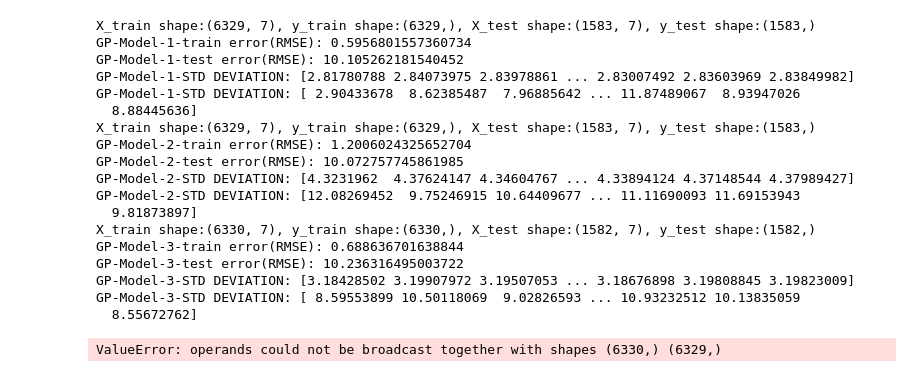
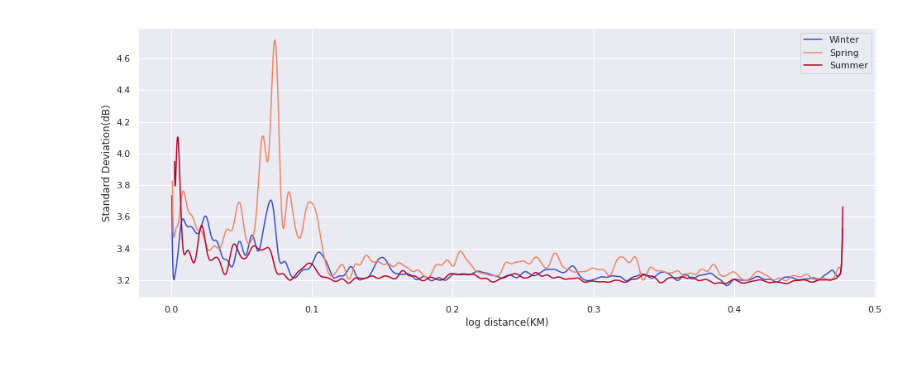
Before and after one commit to chanship72/pathloss, a Jupyter notebook: EquationModeling/EM_shadowing.ipynb, the cells around one changed output. Drawn from its saved outputs; the diff is of its cells as text; code cells hidden in the pictures.

Commit message:
update EquationModeling project

```diff
--- a/EquationModeling/EM_shadowing.ipynb
+++ b/EquationModeling/EM_shadowing.ipynb
@@ -110,9 +113,7 @@ samplingRatio = 0.1
 addDataSample = samplingData(addData[targetCols], samplingRatio)
 # addDataSample.sort_values(by=['logDistance'])
 
-normalizer = 'standard'
-
-X, scaler = normalizeData(addDataSample[xCols], scaler = normalizer)
+X = np.array(addDataSample[xCols])
 Y = np.array(addDataSample[yCols])
 # %% [output]
 data distribution(before)
@@ -140,14 +141,15 @@ dataSet = []
 i = 1
 
 stdTrainSum, stdTestSum = 0, 0
+kernel = 'RBF'
+model = gp_regression(kernel)
 
 for train_index, test_index in kf.split(X):
 #     print("TRAIN index:", train_index, "TEST index:", test_index)
     X_train, X_test = X[train_index], X[test_index]
     y_train, y_test = Y[train_index], Y[test_index]
-    print("X_train shape:{}, y_train shape:{}, X_test shape:{}, y_test shape:{}".format(X_train.shape, y_train.shape, X_test.shape, y_test.shape))
-    model = gp_regression(X_train, y_train.flatten())
 
+    model.fit(X_train, y_train)
 #     trainError = prediction_rmse_error(model.predict(X_train), y_train)
 #     testError = prediction_rmse_error(model.predict(X_test), y_test)
 
@@ -156,39 +158,23 @@ for train_index, test_index in kf.split(X):
 
     trainError = np.sqrt(mean_squared_error(y_train, pred_train))
     testError = np.sqrt(mean_squared_error(y_test, pred_test))
-    print("GP-Model-"+str(i)+"-train error(RMSE):", trainError)
-    print("GP-Model-"+str(i)+"-test error(RMSE):", testError)
+    print("GP-Error(RMSE)"+str(i)+" train: {} / test: {}".format(trainError, testError))
 
-    print("GP-Model-"+str(i)+"-STD DEVIATION:", std_train)
-    print("GP-Model-"+str(i)+"-STD DEVIATION:", std_test)
-    stdTrainSum = np.add(std_train,stdTrainSum)
-    stdTestSum = np.add(std_test, stdTestSum)
     dataSet.append([X_train,y_train,X_test,y_test, trainError, testError])
 
-    modelList.append(model)
-    filename = 'model/gp_model_' + str(i) + '.sav'
-    pickle.dump(modelList[-1], open(filename, 'wb'))
     i+=1
 i-=1
-avgStdTrain = np.divide(stdTrainSum, i)
-print(avgStdTrain)
+filename = 'model/gp_'+kernel+'.sav'
+pickle.dump(model, open(filename, 'wb'))
-# %% [output]
-X_train shape:(6329, 7), y_train shape:(6329,), X_test shape:(1583, 7), y_test shape:(1583,)
-GP-Model-1-train error(RMSE): 0.5956801557360734
-GP-Model-1-test error(RMSE): 10.105262181540452
-GP-Model-1-STD DEVIATION: [2.81780788 2.84073975 2.83978861 ... 2.83007492 2.83603969 2.83849982]
-GP-Model-1-STD DEVIATION: [ 2.90433678  8.62385487  7.96885642 ... 11.87489067  8.93947026
-  8.88445636]
-X_train shape:(6329, 7), y_train shape:(6329,), X_test shape:(1583, 7), y_test shape:(1583,)
-GP-Model-2-train error(RMSE): 1.2006024325652704
-GP-Model-2-test error(RMSE): 10.072757745861985
-GP-Model-2-STD DEVIATION: [4.3231962  4.37624147 4.34604767 ... 4.33894124 4.37148544 4.37989427]
-GP-Model-2-STD DEVIATION: [12.08269452  9.75246915 10.64409677 ... 11.11690093 11.69153943
-  9.81873897]
-X_train shape:(6330, 7), y_train shape:(6330,), X_test shape:(1582, 7), y_test shape:(1582,)
-GP-Model-3-train error(RMSE): 0.688636701638844
-GP-Model-3-test error(RMSE): 10.236316495003722
-GP-Model-3-STD DEVIATION: [3.18428502 3.19907972 3.19507053 ... 3.18676898 3.19808845 3.19823009]
-GP-Model-3-STD DEVIATION: [ 8.59553899 10.50118069  9.02826593 ... 10.93232512 10.13835059
-  8.55672762]
-ValueError: operands could not be broadcast together with shapes (6330,) (6329,)
+# %%
+%autoreload
+model = pickle.load(open('model/gp_'+kernel+'.sav', 'rb'))
+
+data = makeXforGraphWithGroupingSeason(pd.DataFrame(X, columns=xCols),
+                     pd.DataFrame(Y, columns=[yCols]))
+
+graphX = data[0]
+graphY = data[1]
+train_2d_sigma_graph(model, graphX, graphY)
+# %% [output]
+[figure, added]
```
Also changed, not shown: parts of 3 cells of this notebook, 8 other files.
